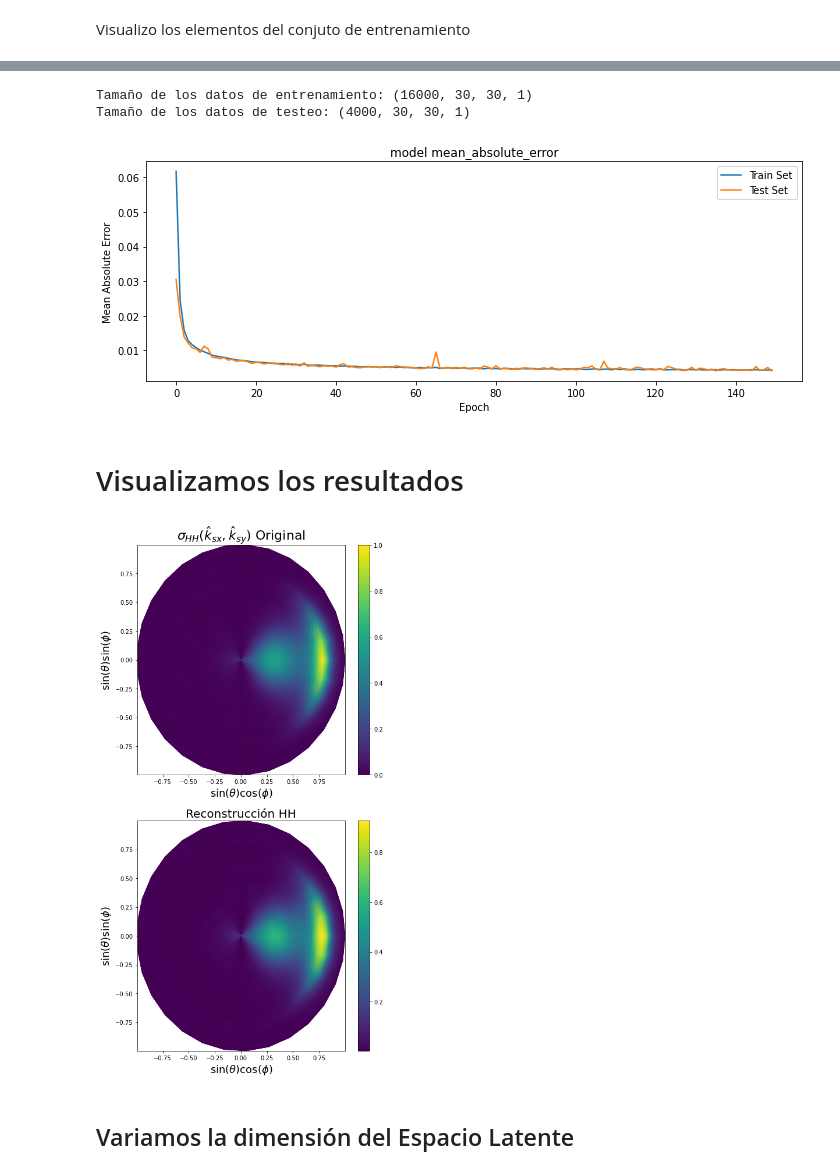
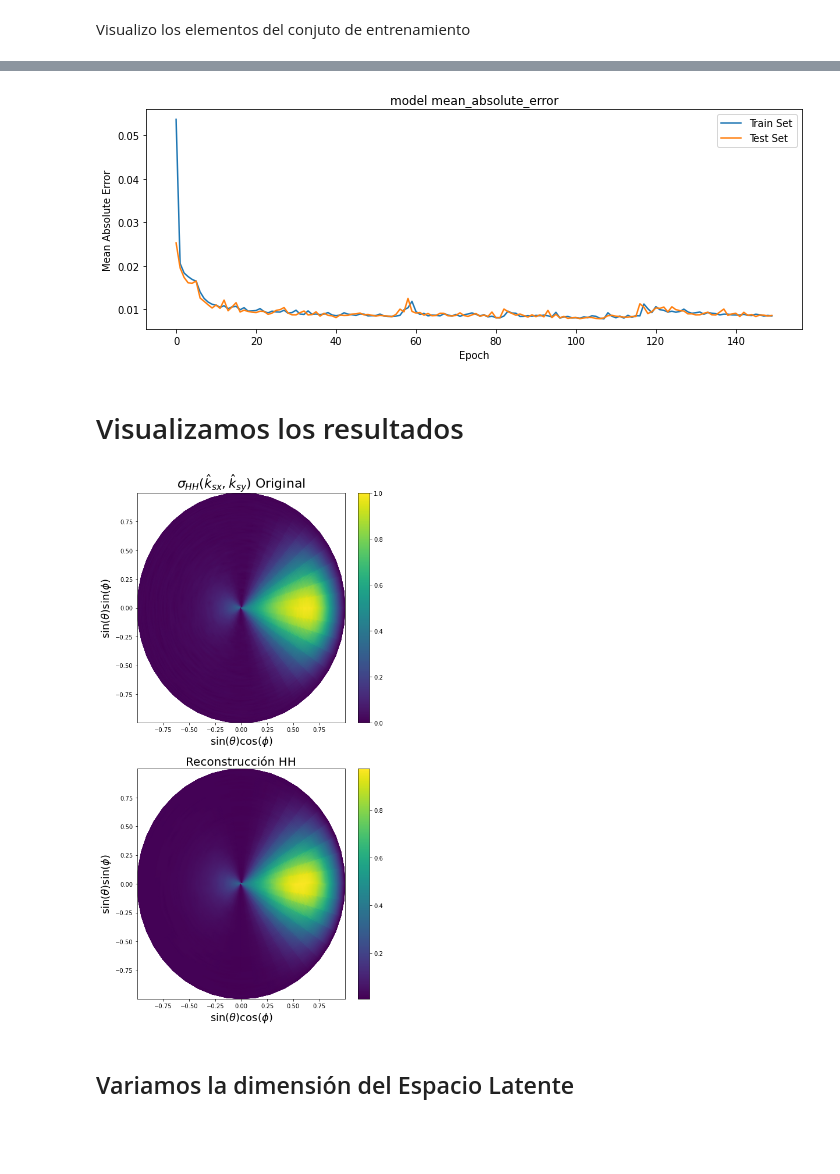
Before and after one commit to jotavecorta/DeepScatteringModels, a Jupyter notebook: DLSM/small_slope_approx/ConvAutoencoder_SSA_HH.ipynb, the cells around one changed output, grey strips where cells are left out. Drawn from its saved outputs; the diff is of its cells as text; code cells hidden in the pictures; blank space fills up the shorter version.

```diff
--- a/DLSM/small_slope_approx/ConvAutoencoder_SSA_HH.ipynb
+++ b/DLSM/small_slope_approx/ConvAutoencoder_SSA_HH.ipynb
@@ -34,8 +34,8 @@ l1, l2 = np.linspace(.05, .25, 50), np.linspace(.05, .25, 50)
 theta_i, phi_i = 45*np.pi/180, 0*np.pi/180
 
 # Parámetros para recorrer
-theta, phi = np.linspace(1e-5, 89, 30)*np.pi / \
-    180, np.linspace(0, 360, 30)*np.pi/180
+theta, phi = np.linspace(1e-5, 89, 90)*np.pi / \
+    180, np.linspace(0, 360, 45)*np.pi/180
 THETA, PHI = np.meshgrid(theta, phi)
 
 kx = np.sin(THETA)*np.cos(PHI)
@@ -170,7 +170,7 @@ class ConvAutoencoder(Model):
     def __init__(self, latent_dim):
         super().__init__()
         self.latent_dim = latent_dim
-        self.encoder = tf.keras.Sequential([layers.InputLayer(input_shape = (30,30,1)),
+        self.encoder = tf.keras.Sequential([layers.InputLayer(input_shape = (45,90,1)),
                                             layers.Conv2D(4, (7, 7), strides=1, activation = 'relu'),
                                             layers.MaxPooling2D((2, 2), strides=1, padding = 'same'),
 
@@ -182,7 +182,7 @@ class ConvAutoencoder(Model):
 
                                             layers.Flatten(),
 
-                                            layers.Dense(units=9*9*8, activation='relu'),
+                                            layers.Dense(units=17*39*8, activation='relu'),
                                             layers.Dense(units=256, activation='relu'),
                                             layers.Dense(units=64, activation='relu'),
 
@@ -193,11 +193,11 @@ class ConvAutoencoder(Model):
 
                                             layers.Dense(units=64, activation='relu'),
                                             layers.Dense(units=256, activation='relu'),
-                                            layers.Dense(units=9*9*8, activation='relu'),
+                                            layers.Dense(units=17*39*8, activation='relu'),
 
-                                            layers.Reshape(target_shape=(9,9,8)),
+                                            layers.Reshape(target_shape=(17,39,8)),
 
-                                            layers.Conv2DTranspose(8, (4, 4), strides=2, activation="relu"),
+                                            layers.Conv2DTranspose(8, (3, 4), strides=2, activation="relu"),
 
                                             layers.Conv2DTranspose(8, (5, 5), strides=1, activation="relu"),
 
@@ -283,33 +266,30 @@ file_name = "results/SSA_tl_test_set"
 
 file_path = os.path.join("/".join(folder), file_name)
 np.save(file_path, sigma_test)
-# %% [output]
-Tamaño de los datos de entrenamiento: (16000, 30, 30, 1)
-Tamaño de los datos de testeo: (4000, 30, 30, 1)
 # %%
-autoencoder = ConvAutoencoder(14)
+autoencoder = ConvAutoencoder(3)
 autoencoder.compile(optimizer='adam', loss=losses.MeanSquaredError(),
                     metrics=['mean_absolute_error', 'mean_squared_error'])
 
 history = autoencoder.fit(sigma_train, sigma_train,
             epochs = 150,
             batch_size = 32,
             verbose = 0,
             validation_data=(sigma_test, sigma_test))
 
 # Visualizo el entrenamiento
 plt.figure(figsize = (10,4))
 plt.subplot(1,1,1)
 plt.plot(history.history['mean_absolute_error'])
 plt.plot(history.history['val_mean_absolute_error'])
 plt.title('model mean_absolute_error')
 plt.ylabel('Mean Absolute Error')
 plt.xlabel('Epoch')
 plt.legend(['Train Set', 'Test Set'])
 plt.tight_layout()
 plt.show()
 # %% [output]
-[figure, old version]
+[figure, new version]
 # %%
 # Guardamos los pesos de la red entrenada
 import os
@@ -354,7 +334,7 @@ for i in range(n):
     fig.colorbar(c2, ax=ax)
 plt.show()
 # %% [output]
-[figure, old version]
+[figure, new version]
 # %% [markdown]
 ## Variamos la dimensión del Espacio Latente
 # %%
```
Also changed, not shown: parts of 7 cells of this notebook, 2 other files.
